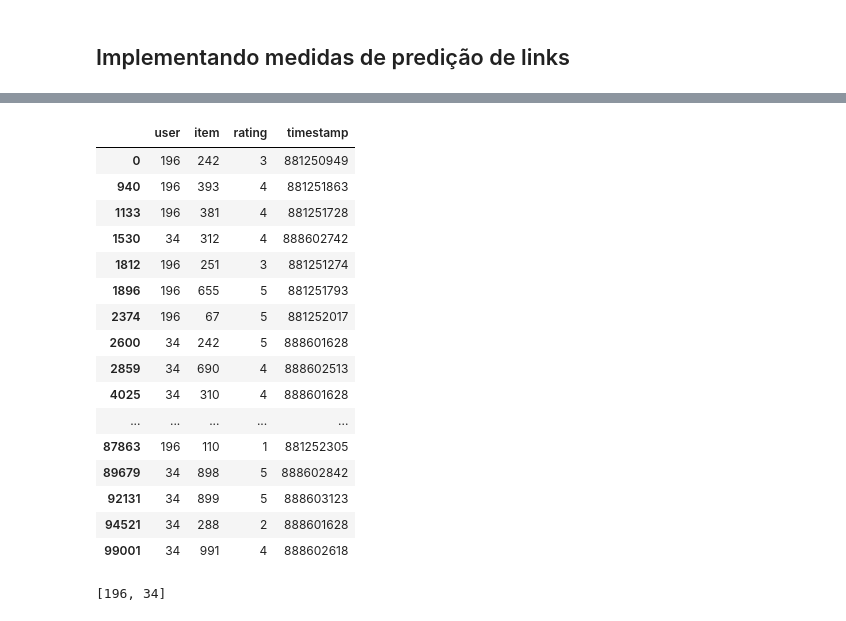
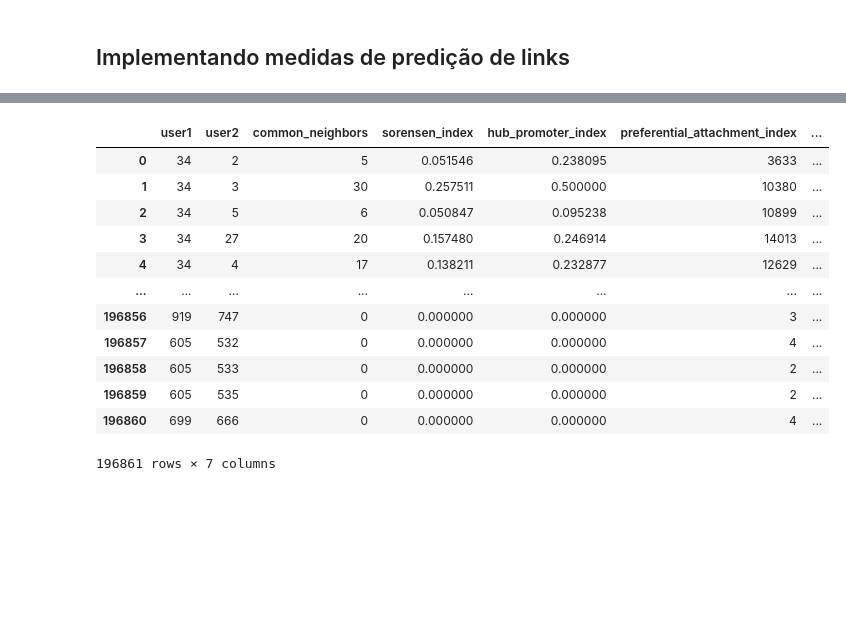
Before and after one commit to caiotda/link-prediction-for-recommender-systems, a Jupyter notebook: projeto_final.ipynb, the cells around one changed output, grey strips where cells are left out. Drawn from its saved outputs; the diff is of its cells as text; code cells hidden in the pictures; blank space fills up the shorter version.

Commit message:
feat: implements collaborative filtering with different similarities measures

```diff
--- a/projeto_final.ipynb
+++ b/projeto_final.ipynb
@@ -435,25 +386,17 @@ bla = df[df["user"].isin([196, 34])]
-# %%
-bla
-# %% [output]
-|  | user | item | rating | timestamp |
-| 0 | 196 | 242 | 3 | 881250949 |
-| 940 | 196 | 393 | 4 | 881251863 |
-| 1133 | 196 | 381 | 4 | 881251728 |
-| 1530 | 34 | 312 | 4 | 888602742 |
-| 1812 | 196 | 251 | 3 | 881251274 |
-| 1896 | 196 | 655 | 5 | 881251793 |
-| 2374 | 196 | 67 | 5 | 881252017 |
-| 2600 | 34 | 242 | 5 | 888601628 |
-| 2859 | 34 | 690 | 4 | 888602513 |
-| 4025 | 34 | 310 | 4 | 888601628 |
-| ... | ... | ... | ... | ... |
-| 87863 | 196 | 110 | 1 | 881252305 |
-| 89679 | 34 | 898 | 5 | 888602842 |
-| 92131 | 34 | 899 | 5 | 888603123 |
-| 94521 | 34 | 288 | 2 | 888601628 |
-| 99001 | 34 | 991 | 4 | 888602618 |
-# %%
-bla[(bla["item"] == 67) | (bla["item"] == 690)].user.unique().tolist()
-# %% [output]
-[196, 34]
+# %%
+similarities_df
+# %% [output]
+|  | user1 | user2 | common_neighbors | sorensen_index | hub_promoter_index | preferential_attachment_index | ... |
+| 0 | 34 | 2 | 5 | 0.051546 | 0.238095 | 3633 | ... |
+| 1 | 34 | 3 | 30 | 0.257511 | 0.500000 | 10380 | ... |
+| 2 | 34 | 5 | 6 | 0.050847 | 0.095238 | 10899 | ... |
+| 3 | 34 | 27 | 20 | 0.157480 | 0.246914 | 14013 | ... |
+| 4 | 34 | 4 | 17 | 0.138211 | 0.232877 | 12629 | ... |
+| ... | ... | ... | ... | ... | ... | ... | ... |
+| 196856 | 919 | 747 | 0 | 0.000000 | 0.000000 | 3 | ... |
+| 196857 | 605 | 532 | 0 | 0.000000 | 0.000000 | 4 | ... |
+| 196858 | 605 | 533 | 0 | 0.000000 | 0.000000 | 2 | ... |
+| 196859 | 605 | 535 | 0 | 0.000000 | 0.000000 | 2 | ... |
+| 196860 | 699 | 666 | 0 | 0.000000 | 0.000000 | 4 | ... |
+196861 rows × 7 columns
 # %%
```
Also changed, not shown: parts of 24 cells of this notebook.
